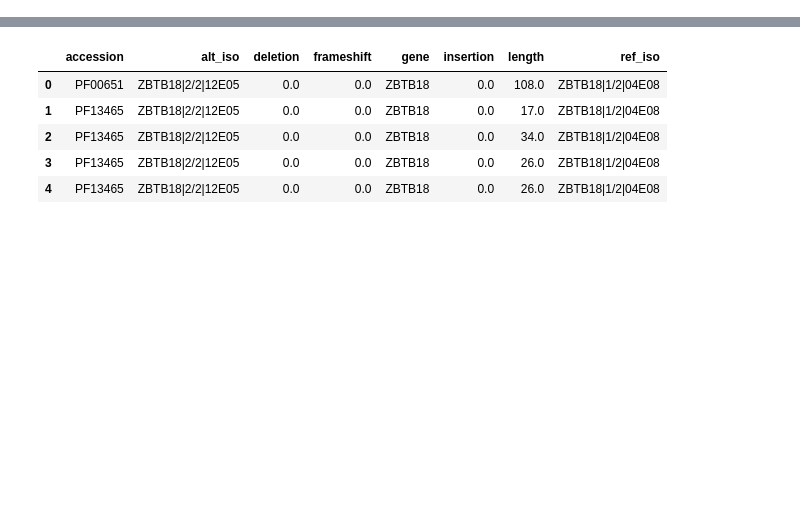
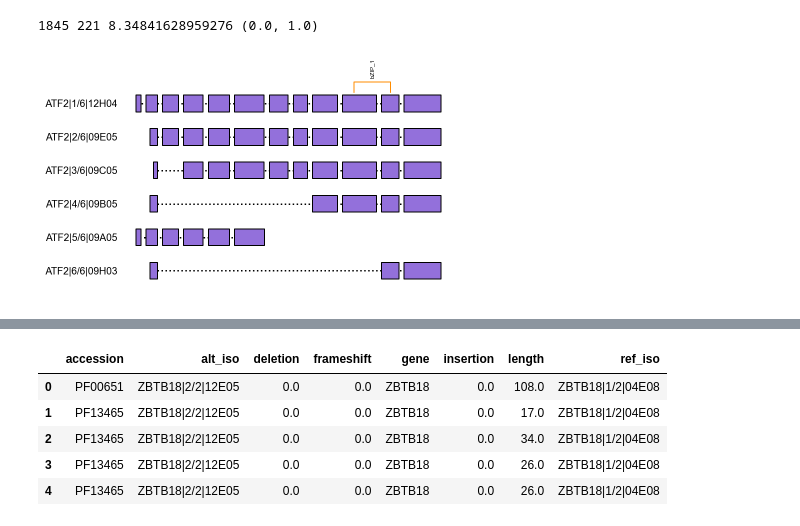
Before and after one commit to CCSB-DFCI/TF_isoforms_paper, a Jupyter notebook: analysis/i_integrative_analysis/oo_code_explore.ipynb, the cells around one changed output, grey strips where cells are left out. Cells and saved outputs as stored; diff of their text form; code cells hidden in the pictures; blank space fills up the shorter version.

Commit message:
Domain annotation on exon figures

```diff
--- a/analysis/i_integrative_analysis/oo_code_explore.ipynb
+++ b/analysis/i_integrative_analysis/oo_code_explore.ipynb
@@ -8,3 +8,8 @@ from data_loading import load_annotated_6k_collection, load_DNA_binding_domains
 
 genes = load_annotated_6k_collection()
 dbd = load_DNA_binding_domains()
+# %%
+genes['ATF2'].exon_diagram(intron_nt_space=30)
+# %% [output]
+1845 221 8.34841628959276 (0.0, 1.0)
+[figure, added]
```
Also changed, not shown: parts of 4 cells of this notebook, 1 other file.
